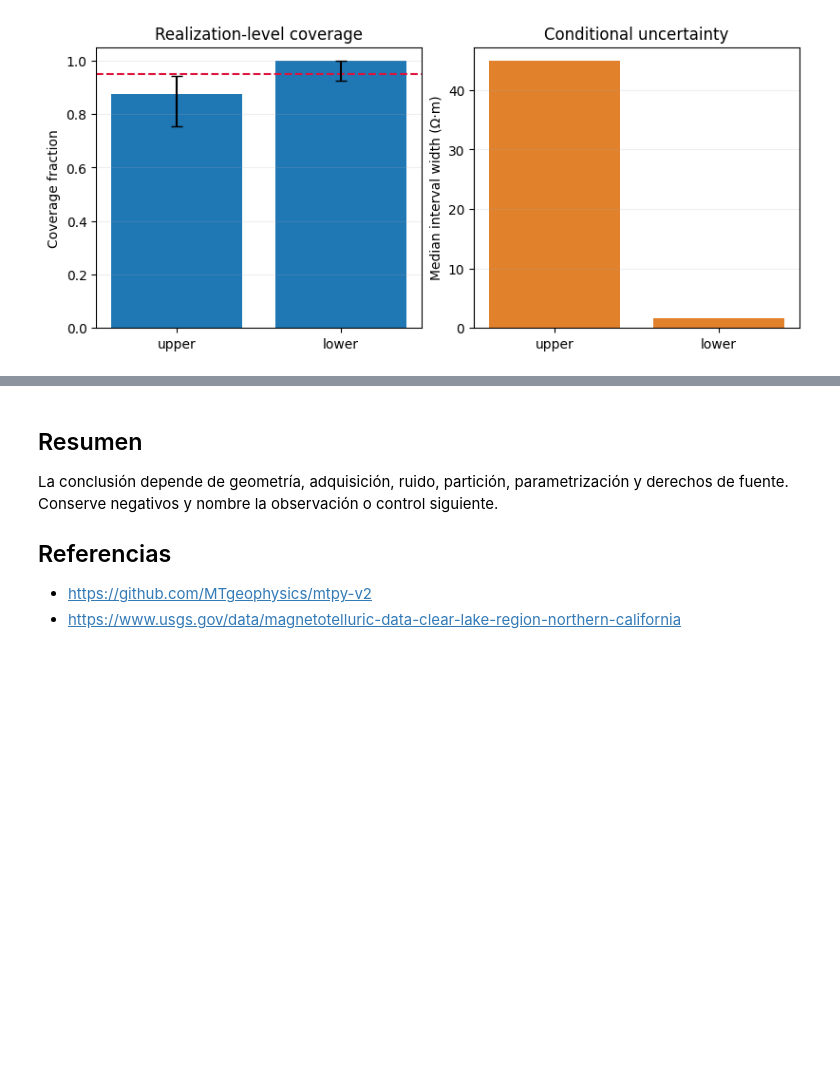
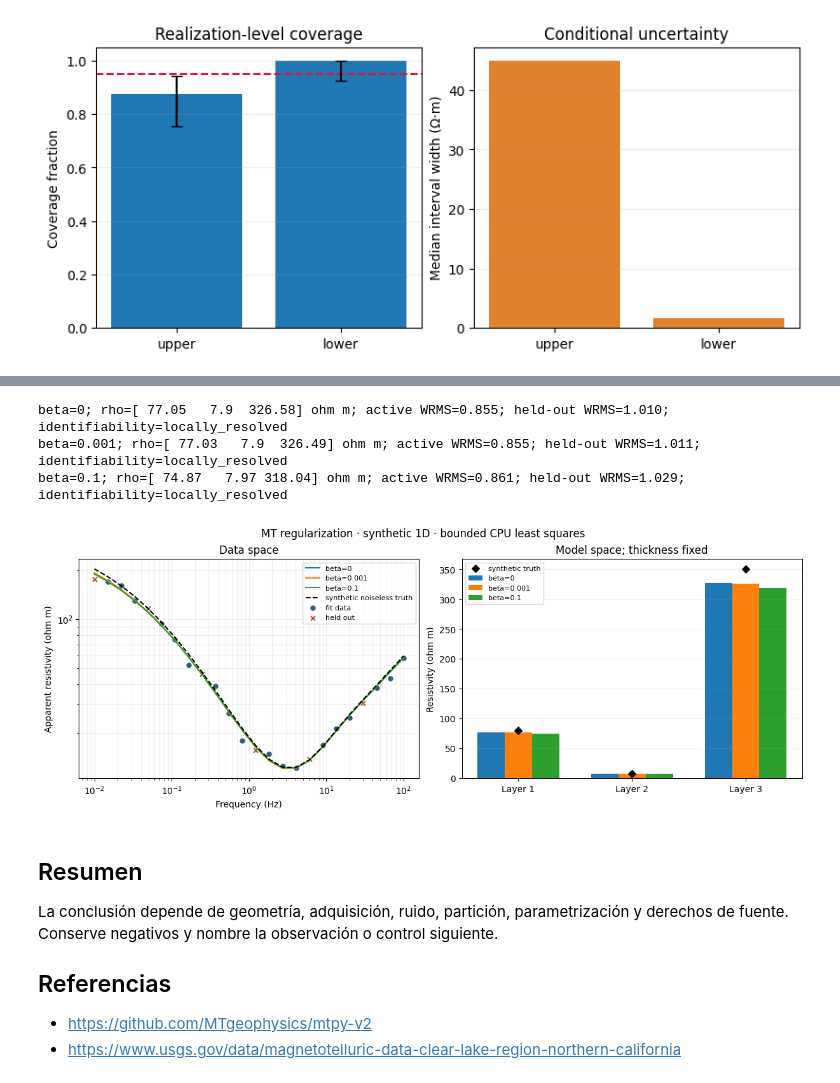
Before and after one commit to fsantibanezleal/CAOS_Geophysics, a Jupyter notebook: notebooks/es/04-mt/02-mt-forward.ipynb, the cells around one changed output, grey strips where cells are left out. Cells and saved outputs as stored; diff of their text form; code cells hidden in the pictures; blank space fills up the shorter version.

```diff
--- a/notebooks/es/04-mt/02-mt-forward.ipynb
+++ b/notebooks/es/04-mt/02-mt-forward.ipynb
@@ -64,3 +70,29 @@ coverage [0.875 1.   ] ; median interval width Ω·m [44.96804628  1.67527305]
+# %%
+import sys
+sys.path.insert(0,str(root/"data-pipeline"))
+import electromagnetics as em
+import numpy as np, matplotlib.pyplot as plt
+f=np.logspace(-2,2,24); h=np.array([250.,600.]); truth=np.array([80.,8.,350.])
+z0=em.impedance(truth,h,f); rng=np.random.default_rng(20261027); sigma=np.maximum(abs(z0)*.035,1e-12)
+zobs=z0+sigma*(rng.normal(size=len(f))+1j*rng.normal(size=len(f))); active=np.arange(len(f))%4!=0
+betas=[0.,.001,.1]; fits={}
+for beta in betas:
+ fits[beta]=em.invert_mt(h,f,zobs,sigma,active=active,initial=[100.,30.,150.],beta=beta,methods=("mt-lm",),max_nfev=120,record_every=20)["mt-lm"]
+ q=fits[beta]["metrics"]; print(f"beta={beta:g}; rho={np.round(fits[beta]['model'],2)} ohm m; active WRMS={q['active_component_wrms']:.3f}; held-out WRMS={q['withheld_component_wrms']:.3f}; identifiability={fits[beta]['identifiability']['status']}")
+fig,ax=plt.subplots(1,2,figsize=(12,4.5),constrained_layout=True)
+for b,r in fits.items(): ax[0].loglog(f,r["predicted"]["apparent"],label=f"beta={b:g}")
+ax[0].loglog(f,abs(z0)**2/(em.MU*2*np.pi*f),"k--",label="synthetic noiseless truth")
+for mask,mark,color,label in [(active,"o","#315b7d","fit data"),(~active,"x","#b34a36","held out")]: ax[0].scatter(f[mask],abs(zobs[mask])**2/(em.MU*2*np.pi*f[mask]),s=25,marker=mark,color=color,label=label)
+ax[0].set(xlabel="Frequency (Hz)",ylabel="Apparent resistivity (ohm m)",title="Data space"); ax[0].grid(True,which="both",alpha=.2); ax[0].legend(fontsize=8)
+x=np.arange(3); w=.24
+for j,b in enumerate(betas): ax[1].bar(x+(j-1)*w,fits[b]["model"],w,label=f"beta={b:g}")
+ax[1].scatter(x,truth,marker="D",color="black",label="synthetic truth",zorder=3); ax[1].set(xticks=x,xticklabels=["Layer 1","Layer 2","Layer 3"],ylabel="Resistivity (ohm m)",title="Model space; thickness fixed"); ax[1].grid(axis="y",alpha=.2); ax[1].legend(fontsize=8)
+fig.suptitle("MT regularization · synthetic 1D · bounded CPU least squares"); plt.show()
+# %% [output]
+beta=0; rho=[ 77.05   7.9  326.58] ohm m; active WRMS=0.855; held-out WRMS=1.010; identifiability=locally_resolved
+beta=0.001; rho=[ 77.03   7.9  326.49] ohm m; active WRMS=0.855; held-out WRMS=1.011; identifiability=locally_resolved
+beta=0.1; rho=[ 74.87   7.97 318.04] ohm m; active WRMS=0.861; held-out WRMS=1.029; identifiability=locally_resolved
+[figure, added]
 # %% [markdown]
 ## Resumen
 
```
Also changed, not shown: parts of 1 cell of this notebook, 25 other files.
